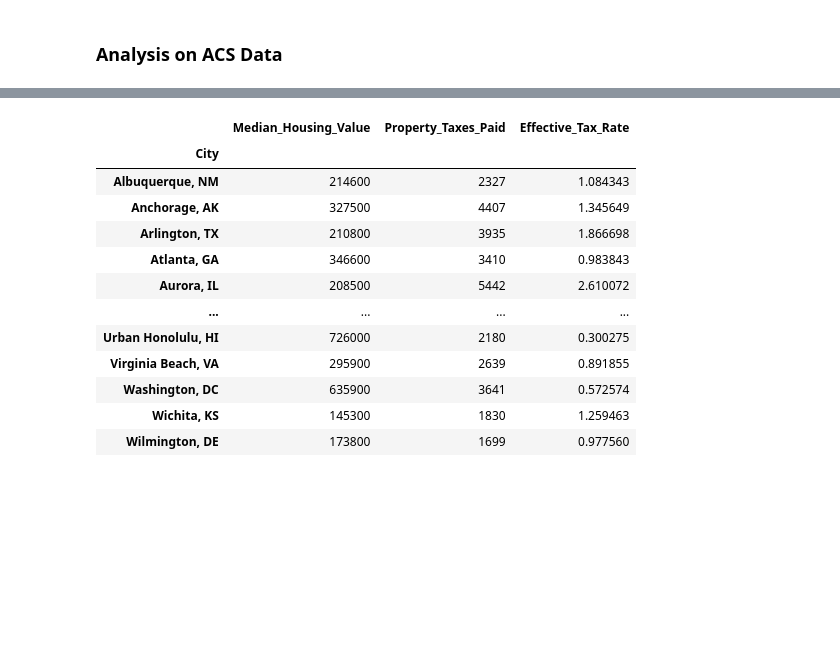
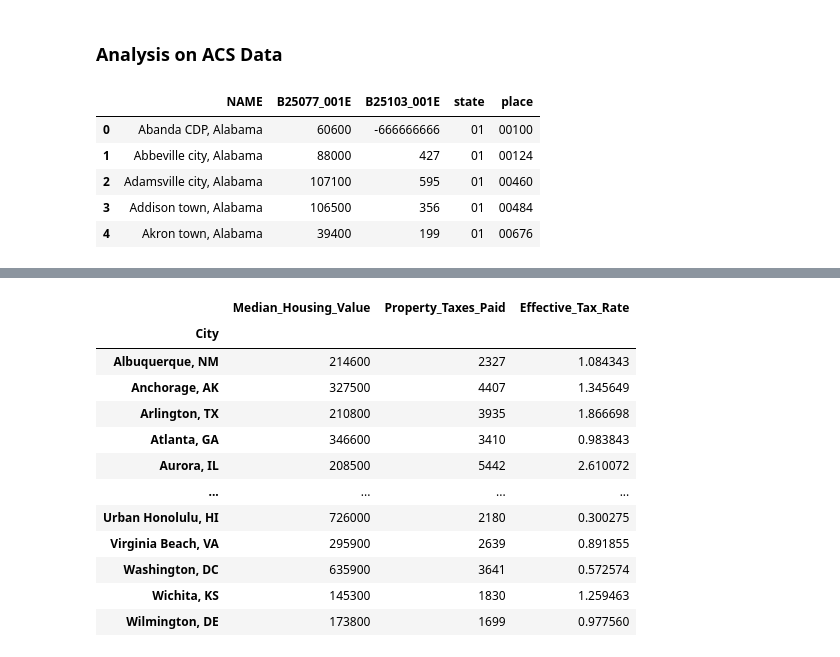
Before and after one commit to Howard-Cheng/dejure-defacto-taxrates, a Jupyter notebook: ACS.ipynb, the cells around one changed output, grey strips where cells are left out. Cells and saved outputs as stored; diff of their text form; code cells hidden in the pictures; blank space fills up the shorter version.

```diff
--- a/ACS.ipynb
+++ b/ACS.ipynb
@@ -176,4 +12,33 @@ for city in missing_cities:
 ## Begin Here
 # %% [markdown]
 ### Analysis on ACS Data
+# %%
+# Function to fetch data from the Census API
+def fetch_census_data(variables):
+    base_url = 'https://api.census.gov/data/2021/acs/acs5'
+    variable_string = ','.join(variables)
+    url = f'{base_url}?get=NAME,{variable_string}&for=place:*&key={api_key}'
+    response = requests.get(url)
+    if response.status_code == 200:
+        data = response.json()
+        return pd.DataFrame(data[1:], columns=data[0])
+    else:
+        print(f'Error fetching data for {variables}:', response.status_code)
+        return pd.DataFrame()
+
+# Variables to fetch
+variables = ['B25077_001E', 'B25103_001E']
+
+# Fetch data
+df = fetch_census_data(variables)
+
+# Visualize the raw fetched data
+df.head()
+# %% [output]
+|  | NAME | B25077_001E | B25103_001E | state | place |
+| 0 | Abanda CDP, Alabama | 60600 | -666666666 | 01 | 00100 |
+| 1 | Abbeville city, Alabama | 88000 | 427 | 01 | 00124 |
+| 2 | Adamsville city, Alabama | 107100 | 595 | 01 | 00460 |
+| 3 | Addison town, Alabama | 106500 | 356 | 01 | 00484 |
+| 4 | Akron town, Alabama | 39400 | 199 | 01 | 00676 |
 # %%
```
Also changed, not shown: parts of 19 cells of this notebook.
